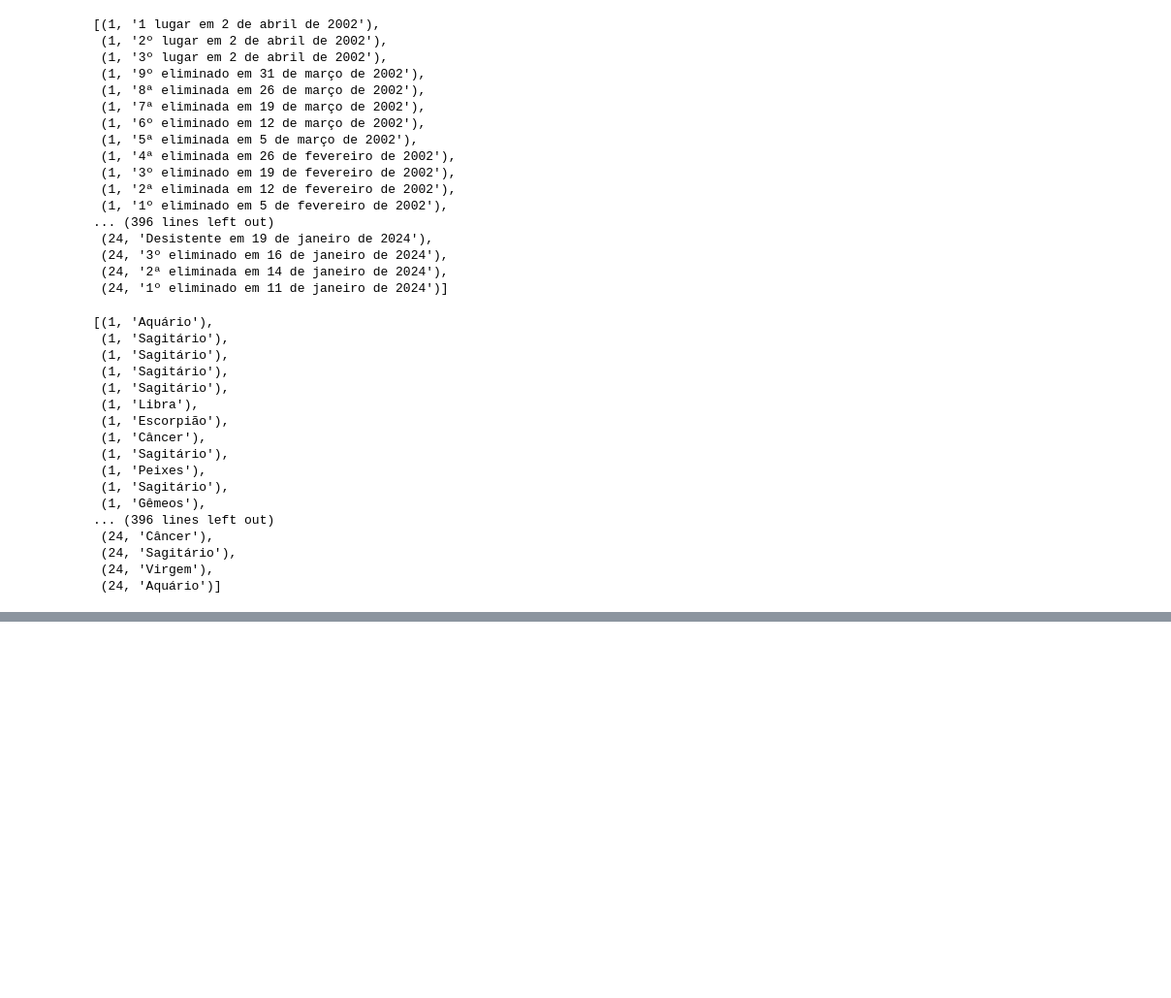
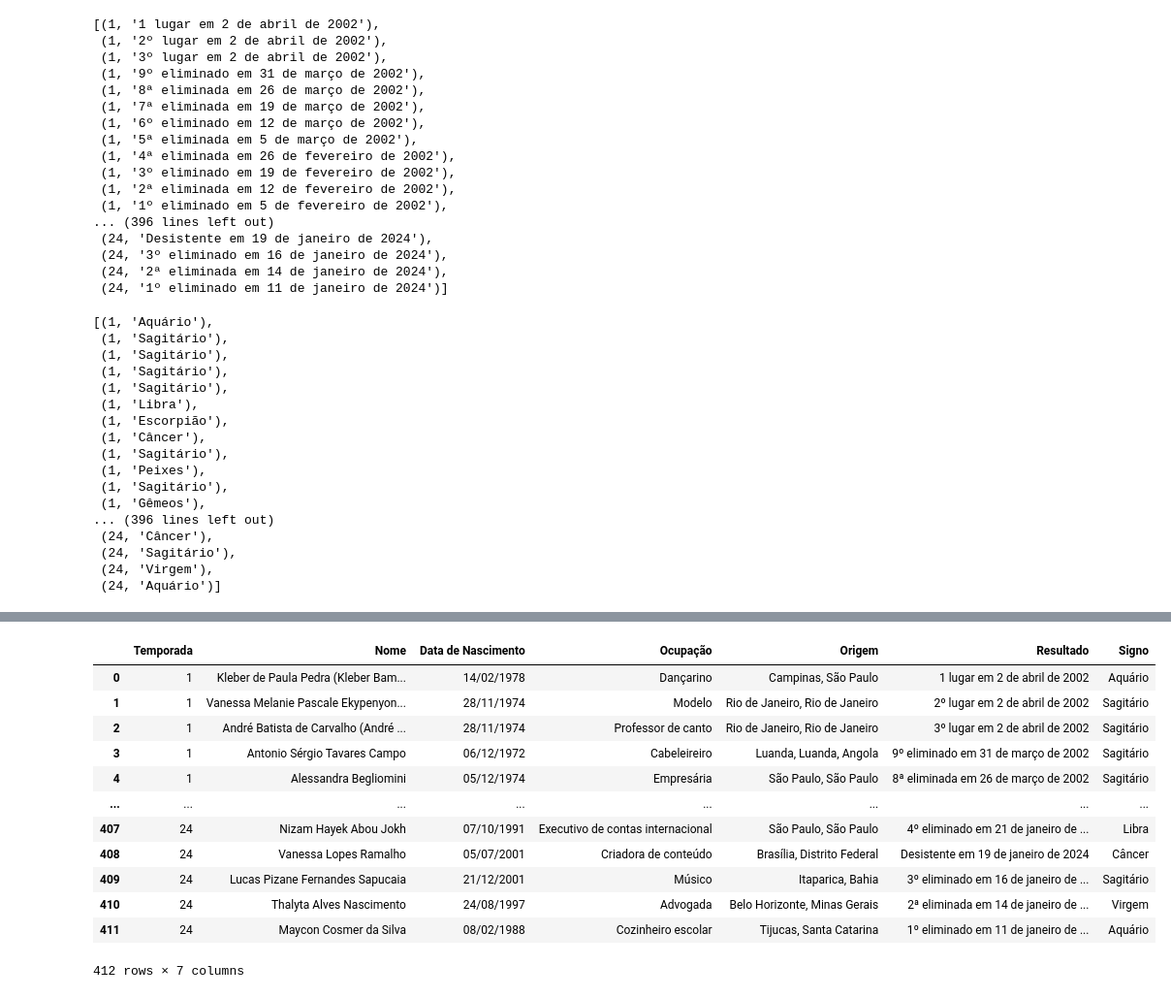
Before and after one commit to Vigtu/webScrapingTraining, a Jupyter notebook: WebScrapingBBB.ipynb, the cells around one changed output, grey strips where cells are left out. Shown at 97% size. Cells and saved outputs as stored; diff of their text form; code cells hidden in the pictures; blank space fills up the shorter version.

```diff
--- a/WebScrapingBBB.ipynb
+++ b/WebScrapingBBB.ipynb
@@ -80,7 +80,9 @@ def extract_participants_names(info_rows):
     participants_name = []
     for row in info_rows[1:]:
         name_text = row.get_text().strip().split('\n')[0]
-        participants_name.append(name_text)
+        # Remover 'Big Brother Brasil' do nome, se presente
+        cleaned_name = name_text.replace('Big Brother Brasil', '').strip()
+        participants_name.append(cleaned_name)
     return participants_name
 # %%
 extract_participants_names(info_rows)
@@ -375,6 +390,7 @@ ocupacoes_lista = []
 origens_lista = []
 resultados_lista = []
 signos_lista = []
+apelidos_lista = []
 
 # Aplicar os filtros para cada URL
 for url, info_rows in todas_as_info_rows.items():
@@ -383,6 +399,10 @@ for url, info_rows in todas_as_info_rows.items():
         # Extraindo nomes dos participantes
         nomes = extract_participants_names(info_rows)
         nomes_lista.extend([(season_number, nome) for nome in nomes])
+
+        #Extraindo apelidos dos nomes dos participantes
+        apelidos = extract_nicknames(nomes)
+        apelidos_lista.extend([(season_number, apelido) for apelido in apelidos])
 
         # Extraindo datas de nascimento
         datas = date_birth(info_rows)
@@ -507,0 +548,43 @@ signos_lista
+# %%
+import pandas as pd
+
+# Verificação se todas as listas têm o mesmo tamanho
+assert len(nomes_lista) == len(datas_lista) == len(ocupacoes_lista) == len(origens_lista) == len(resultados_lista) == len(signos_lista), "Listas de dados têm tamanhos diferentes!"
+
+# Extração dos dados individuais
+temporadas = [season for season, _ in nomes_lista]
+nomes = [nome for _, nome in nomes_lista]
+datas = [data for _, data in datas_lista]
+ocupacoes = [ocupacao for _, ocupacao in ocupacoes_lista]
+origens = [origem for _, origem in origens_lista]
+resultados = [resultado for _, resultado in resultados_lista]
+signos = [signo for _, signo in signos_lista]
+
+# Construção do DataFrame
+df = pd.DataFrame({
+    'Temporada': temporadas,
+    'Nome': nomes,
+    'Data de Nascimento': datas,
+    'Ocupação': ocupacoes,
+    'Origem': origens,
+    'Resultado': resultados,
+    'Signo': signos
+})
+
+# Exibindo o DataFrame
+# %%
+df
+# %% [output]
+|  | Temporada | Nome | Data de Nascimento | Ocupação | Origem | Resultado | Signo |
+| 0 | 1 | Kleber de Paula Pedra (Kleber Bam... | 14/02/1978 | Dançarino | Campinas, São Paulo | 1 lugar em 2 de abril de 2002 | Aquário |
+| 1 | 1 | Vanessa Melanie Pascale Ekypenyon... | 28/11/1974 | Modelo | Rio de Janeiro, Rio de Janeiro | 2º lugar em 2 de abril de 2002 | Sagitário |
+| 2 | 1 | André Batista de Carvalho (André ... | 28/11/1974 | Professor de canto | Rio de Janeiro, Rio de Janeiro | 3º lugar em 2 de abril de 2002 | Sagitário |
+| 3 | 1 | Antonio Sérgio Tavares Campo | 06/12/1972 | Cabeleireiro | Luanda, Luanda, Angola | 9º eliminado em 31 de março de 2002 | Sagitário |
+| 4 | 1 | Alessandra Begliomini | 05/12/1974 | Empresária | São Paulo, São Paulo | 8ª eliminada em 26 de março de 2002 | Sagitário |
+| ... | ... | ... | ... | ... | ... | ... | ... |
+| 407 | 24 | Nizam Hayek Abou Jokh | 07/10/1991 | Executivo de contas internacional | São Paulo, São Paulo | 4º eliminado em 21 de janeiro de ... | Libra |
+| 408 | 24 | Vanessa Lopes Ramalho | 05/07/2001 | Criadora de conteúdo | Brasília, Distrito Federal | Desistente em 19 de janeiro de 2024 | Câncer |
+| 409 | 24 | Lucas Pizane Fernandes Sapucaia | 21/12/2001 | Músico | Itaparica, Bahia | 3º eliminado em 16 de janeiro de ... | Sagitário |
+| 410 | 24 | Thalyta Alves Nascimento | 24/08/1997 | Advogada | Belo Horizonte, Minas Gerais | 2ª eliminada em 14 de janeiro de ... | Virgem |
+| 411 | 24 | Maycon Cosmer da Silva | 08/02/1988 | Cozinheiro escolar | Tijucas, Santa Catarina | 1º eliminado em 11 de janeiro de ... | Aquário |
+412 rows × 7 columns
```
Also changed, not shown: parts of 3 cells of this notebook.
